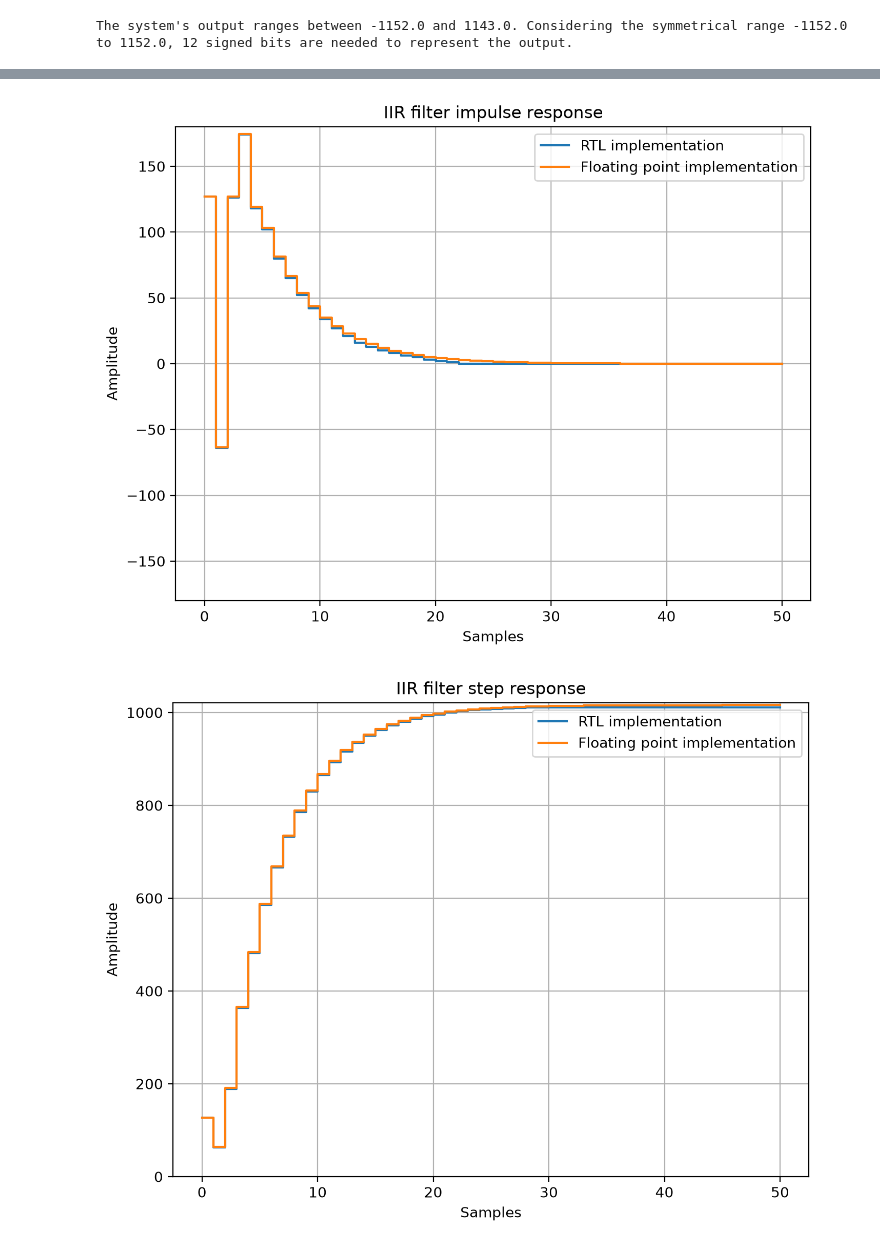
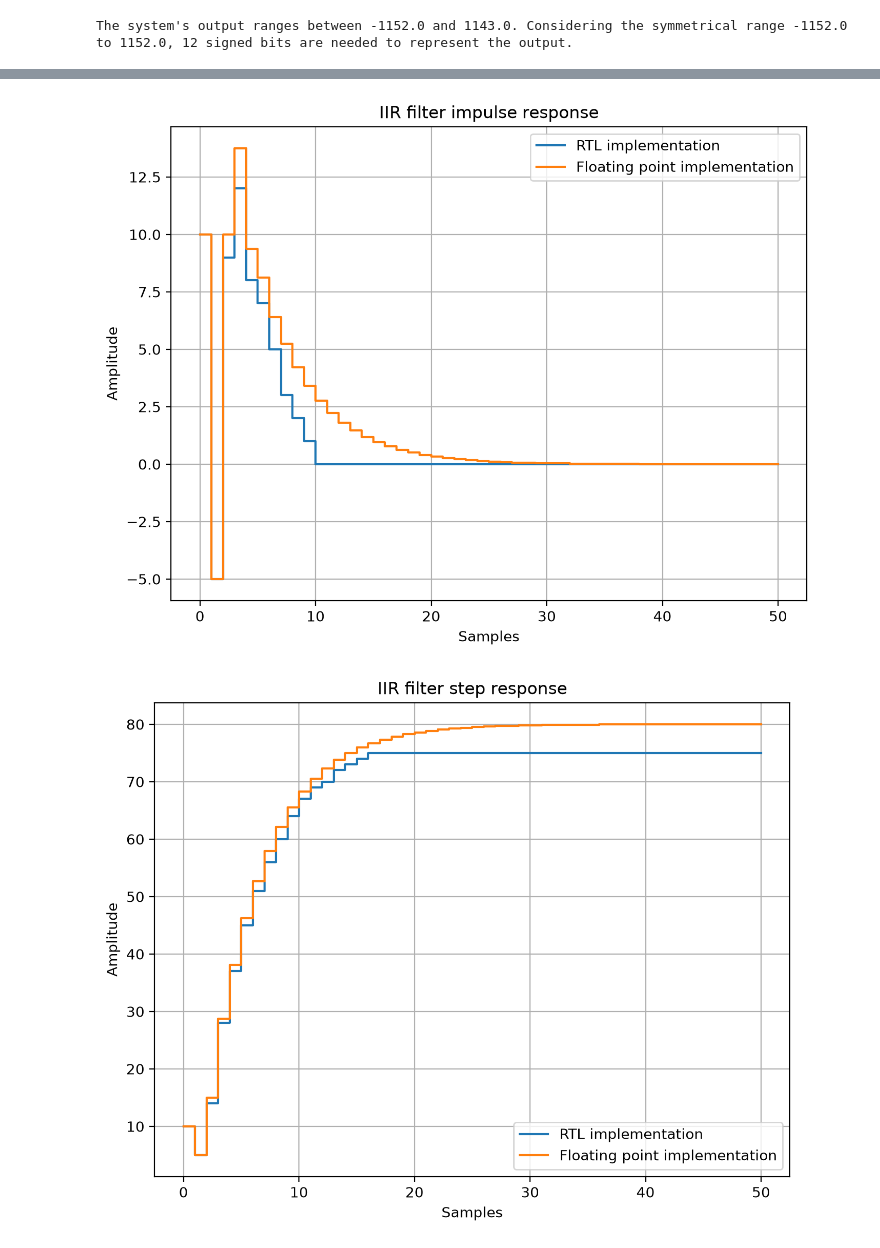
Before and after one commit to estanislaocrivos/advanced-digital-design-course, a Jupyter notebook: gp-01/ej-04/iir_filter.ipynb, the cells around one changed output, grey strips where cells are left out. Saved outputs shown, nothing was run; the diff lists cells and outputs as text; code cells hidden in the pictures.

```diff
--- a/gp-01/ej-04/iir_filter.ipynb
+++ b/gp-01/ej-04/iir_filter.ipynb
@@ -118,7 +116,7 @@ def rtl_iir_filter_implementation(x):
 
 
 # Modify the amplitude of the impulse and step signals to test the filter's response
-amplitude = 127
+amplitude = 10
 
 x = impulse_signal(amplitude, n_samples)
 y_rtl_impulse = rtl_iir_filter_implementation(x)
@@ -131,36 +129,32 @@ step(
     y_float_impulse,
     label="Floating point implementation",
     where="post",
 )
-y_lim = ceil(max(y_float_impulse) + 5)
-ylim(-y_lim, y_lim)
 xlabel("Samples")
 ylabel("Amplitude")
 title("IIR filter impulse response")
 legend()
 grid(True)
 show()
 
 x = step_signal(amplitude, n_samples)
 y_rtl_step = rtl_iir_filter_implementation(x)
 y_float_step = lfilter(b, a, x)
 
 figure(1, figsize=(8, 6), dpi=200)
 step(n, y_rtl_step, label="RTL implementation", where="post")
 step(
     n,
     y_float_step,
     label="Floating point implementation",
     where="post",
 )
-y_lim = ceil(max(y_float_step) + 5)
-ylim(0, y_lim)
 xlabel("Samples")
 ylabel("Amplitude")
 title("IIR filter step response")
 legend()
 grid(True)
 show()
 # %% [output]
-[figure, old version]
+[figure, new version]
-[figure, old version]
+[figure, new version]
```
Also changed, not shown: parts of 2 cells of this notebook, 3 other files.
